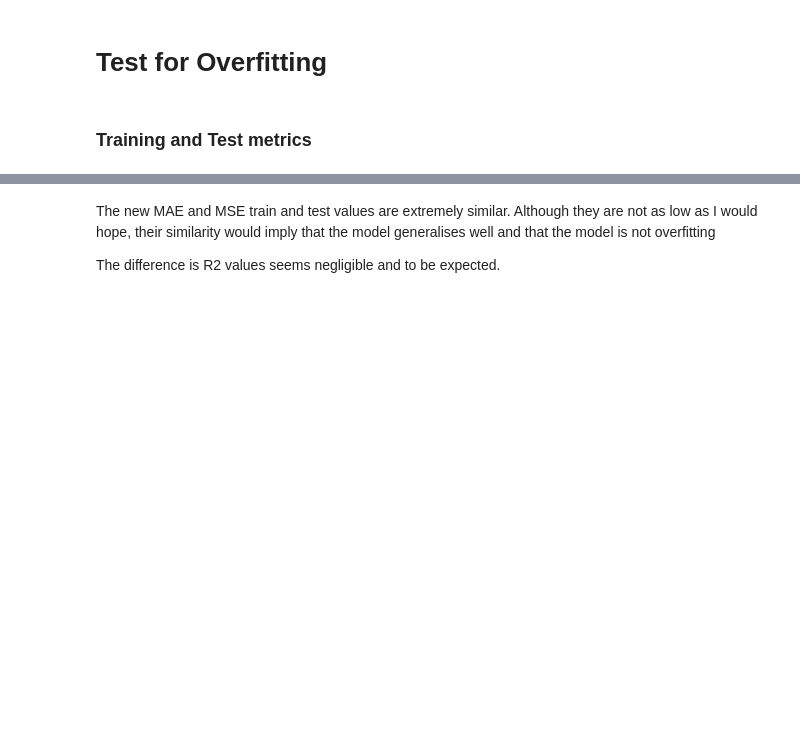
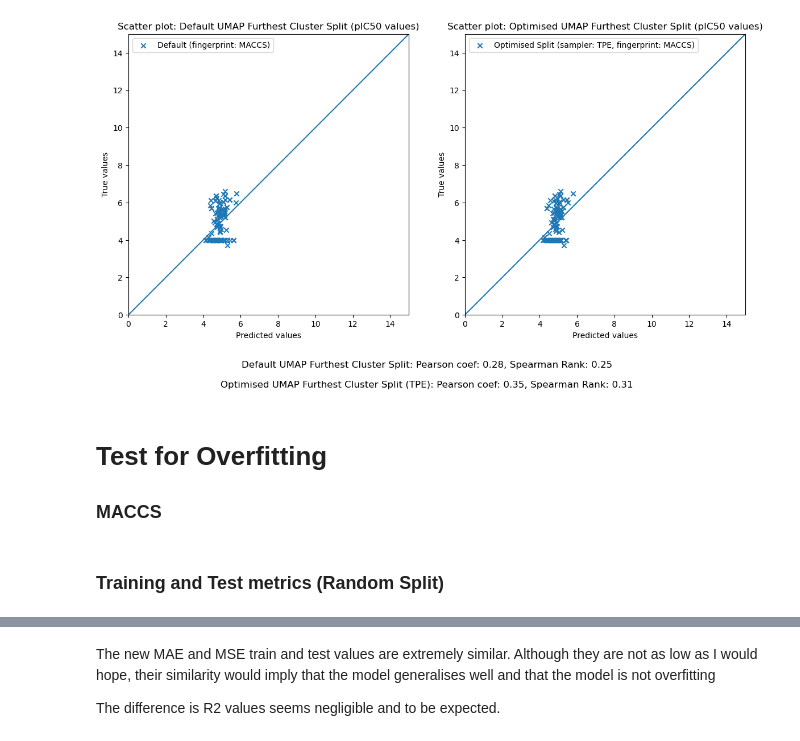
Before and after one commit to ASarriJackson/SummerProject, a Jupyter notebook: Regression/Regression_RF_eval.ipynb, the cells around one changed output, grey strips where cells are left out. Drawn from its saved outputs; the diff is of its cells as text; code cells hidden in the pictures; blank space fills up the shorter version.

```diff
--- a/Regression/Regression_RF_eval.ipynb
+++ b/Regression/Regression_RF_eval.ipynb
@@ -32,5 +150,49 @@ Assign cluster ID
+# %%
+# Scatter plot side by side
+limits = 0, 15
+fig, (ax1, ax2) = plt.subplots(1, 2, figsize=(14, 7))
+
+# First scatter plot
+ax1.scatter(y_pred_rfr_fur_MACCS_test, y_test_fur, marker="x", label="Default (fingerprint: MACCS)")
+lin = np.linspace(*limits, 100)
+ax1.plot(lin, lin)
+ax1.set_aspect("equal", adjustable="box")
+ax1.set_xlabel("Predicted values")
+ax1.set_ylabel("True values")
+ax1.set_title("Scatter plot: Default UMAP Furthest Cluster Split (pIC50 values)")
+ax1.set_xlim(limits)
+ax1.set_ylim(limits)
+ax1.legend()
+
+# Second scatter plot
+ax2.scatter(y_pred_rfr_fur_best_TPE_MACCS, y_test_fur, marker="x", label="Optimised Split (sampler: TPE, fingerprint: MACCS)")
+ax2.plot(lin, lin)
+ax2.set_aspect("equal", adjustable="box")
+ax2.set_xlabel("Predicted values")
+ax2.set_ylabel("True values")
+ax2.set_title("Scatter plot: Optimised UMAP Furthest Cluster Split (pIC50 values)")
+ax2.set_xlim(limits)
+ax2.set_ylim(limits)
+ax2.legend()
+
+# Calculate correlation coefficients
+pearsoncoef_rfr_fur_best_TPE = np.corrcoef(y_pred_rfr_fur_best_TPE_MACCS.flatten(), y_test_fur.values.flatten())[0, 1]
+spearmancoef_rfr_fur_best_TPE = spearmanr(y_pred_rfr_fur_best_TPE_MACCS.flatten(), y_test_fur.values.flatten()).correlation
+pearsoncoef_rfr_fur = np.corrcoef(y_pred_rfr_fur_MACCS_test.flatten(), y_test_fur.values.flatten())[0, 1]
+spearmancoef_rfr_fur = spearmanr(y_pred_rfr_fur_MACCS_test.flatten(), y_test_fur.values.flatten()).correlation
+
+# Add text annotations
+fig.text(0.5, 0.01, f"Default UMAP Furthest Cluster Split: Pearson coef: {pearsoncoef_rfr_fur:.2f}, Spearman Rank: {spearmancoef_rfr_fur:.2f}", horizontalalignment='center', fontsize=12)
+fig.text(0.5, -0.04, f"Optimised UMAP Furthest Cluster Split (TPE): Pearson coef: {pearsoncoef_rfr_fur_best_TPE:.2f}, Spearman Rank: {spearmancoef_rfr_fur_best_TPE:.2f}", horizontalalignment='center', fontsize=12)
+
+# Save the figure
+fig.savefig(DATA / "scatter_plot_rfr_UMAP_fur_TPE_side_by_side.png")
+plt.show()
+# %% [output]
+[figure, added]
 # %% [markdown]
 # Test for Overfitting
+### MACCS
 # %% [markdown]
-### Training and Test metrics
+### Training and Test metrics (Random Split)
 # %%
```
Also changed, not shown: parts of 20 cells of this notebook, 11 other files.
